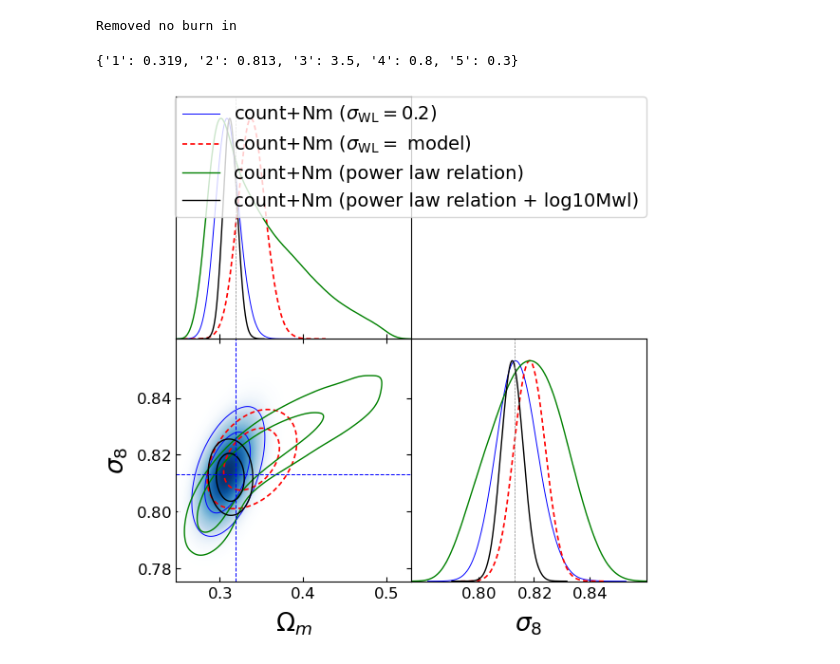
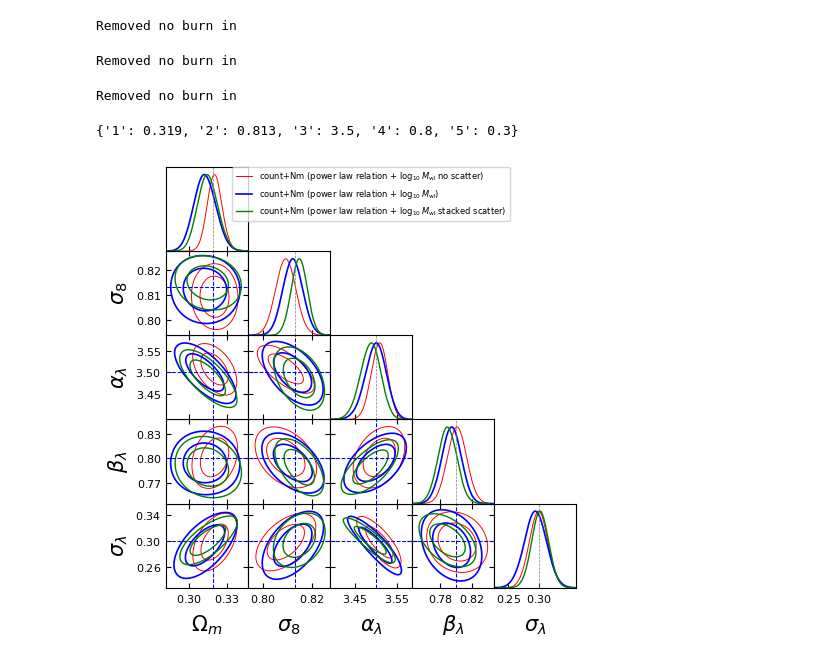
Before and after one commit to calumhrmurray/capish, a Jupyter notebook: validation_capish/5params_impact_theory_sigmaMwl.ipynb, the cells around one changed output. Drawn from its saved outputs; the diff is of its cells as text; code cells hidden in the pictures.

```diff
--- a/validation_capish/5params_impact_theory_sigmaMwl.ipynb
+++ b/validation_capish/5params_impact_theory_sigmaMwl.ipynb
@@ -70,14 +67,35 @@ t = np.load(path.format('count_Nm'), allow_pickle = True)
 N_Nm_power_law_log10Mwl = MCSamples(samples=t[n_cut:],names = names,
                     labels = labels,
                      settings=settings,
-                     label='count+Nm (power law relation + log10Mwl)')
+                     label=r'count+Nm (power law relation + $\log_{10}M_{\rm wl}$)')
 # %% [output]
 Removed no burn in
+# %%
+path = '../../capish_sbi_data/config_sbi_power_law_log10Mwl_no_scatter_standard_prior_5_params/samples_of_{}_posterior_with_data_flagship_like_sim.pkl'
+
+t = np.load(path.format('count_Nm'), allow_pickle = True)
+N_Nm_power_law_log10Mwl_no_scatter = MCSamples(samples=t[n_cut:],names = names,
+                    labels = labels,
+                     settings=settings,
+                     label=r'count+Nm (power law relation + $\log_{10}M_{\rm wl}$ no scatter)')
+# %% [output]
+Removed no burn in
+# %%
+
+path = '../../capish_sbi_data/config_sbi_power_law_log10Mwl_stacked_scatter_standard_prior_5_params/samples_of_{}_posterior_with_data_flagship_like_sim.pkl'
+
+t = np.load(path.format('count_Nm'), allow_pickle = True)
+N_Nm_power_law_log10Mwl_stacked_scatter = MCSamples(samples=t[n_cut:],names = names,
+                    labels = labels,
+                     settings=settings,
+                     label=r'count+Nm (power law relation + $\log_{10}M_{\rm wl}$ stacked scatter)')
+# %% [output]
+Removed no burn in
 # %%
 t = np.load(path.format('count_Nm'), allow_pickle = True)
 # %%
 params_fid=[0.319,0.813,-9.348,0.75,0.3]
-#params_fid=[0.319,0.813,3.5,0.8,0.3]
+params_fid=[0.319,0.813,3.5,0.8,0.3]
 # %%
 markers={f'{i+1}':params_fid[i] for i in range(len(params_fid))}
 # %%
@@ -85,23 +103,25 @@ markers
 # %% [output]
 {'1': 0.319, '2': 0.813, '3': 3.5, '4': 0.8, '5': 0.3}
 # %%
-g = plots.get_subplot_plotter(subplot_size=3)
+g = plots.get_subplot_plotter(subplot_size=1)
 g.settings.lab_fontsize = 20
-g.settings.legend_fontsize = 15
+g.settings.legend_fontsize = 11
 g.settings.axes_fontsize = 13
 marker_args = {'lw':0.75, 'markersize':0.75, 'ls':'--','color':'b'}
 range_ = {'1':[2.5,4], '2':[-2,2], '3':[1,4], '4':[0.1,1.2],'5':[-1.5,1.5], '6':[-0.5,0.5], }
 g.triangle_plot(
-                [N_Nm, N_Nm_theory_sigmaMwl,N_Nm_power_law, N_Nm_power_law_log10Mwl],
+                #[N_Nm, N_Nm_theory_sigmaMwl,N_Nm_power_law,
+                 [N_Nm_power_law_log10Mwl_no_scatter,N_Nm_power_law_log10Mwl , N_Nm_power_law_log10Mwl_stacked_scatter],
+                #[N_Nm_power_law_log10Mwl_no_scatter],
                 filled=[False, False, False, False, False],
-                contour_colors = ['b', 'r', 'g', 'k', 'r', 'k' ],
-                contour_ls=['-','--','-', '-', '-'],
-                contour_lws=[0.7,1.2,1,1,2],shaded=True,
+                contour_colors = ['r', 'b', 'g', 'k', 'm', 'k' ],
+                contour_ls=['-','-','-', '--', '--'],
+                contour_lws=[0.7,1.2,1,1,2],shaded=False,
                 legend_fontsize = 10,
-                params=['1','2'],
+                params=['1','2','3','4','5'],
                 markers=markers,
                 fine_bins = 5,
                 marker_args = marker_args)
 #plt.savefig(f'mcmc_SBI.png', dpi = 300)
 # %% [output]
-[figure, old version]
+[figure, new version]
```
Also changed, not shown: parts of 4 cells of this notebook, 4 other files.
